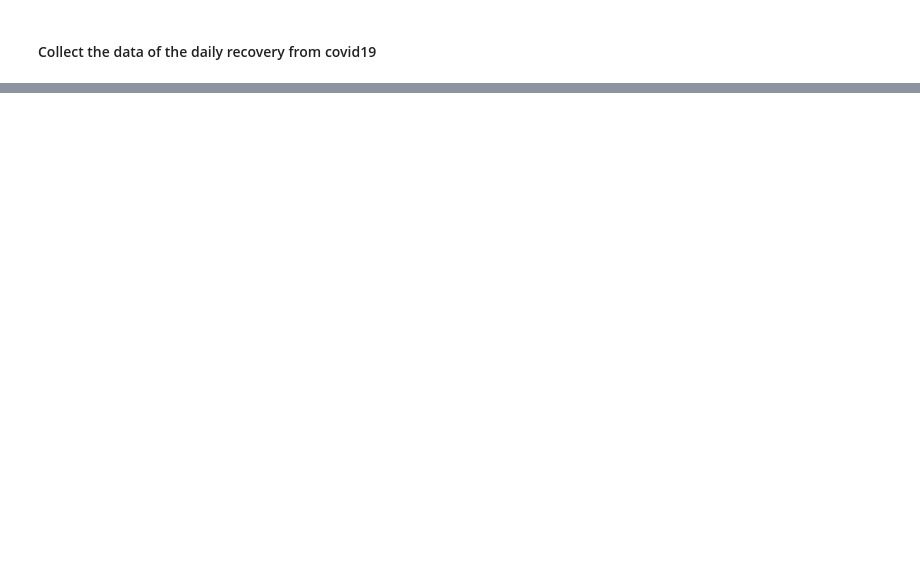
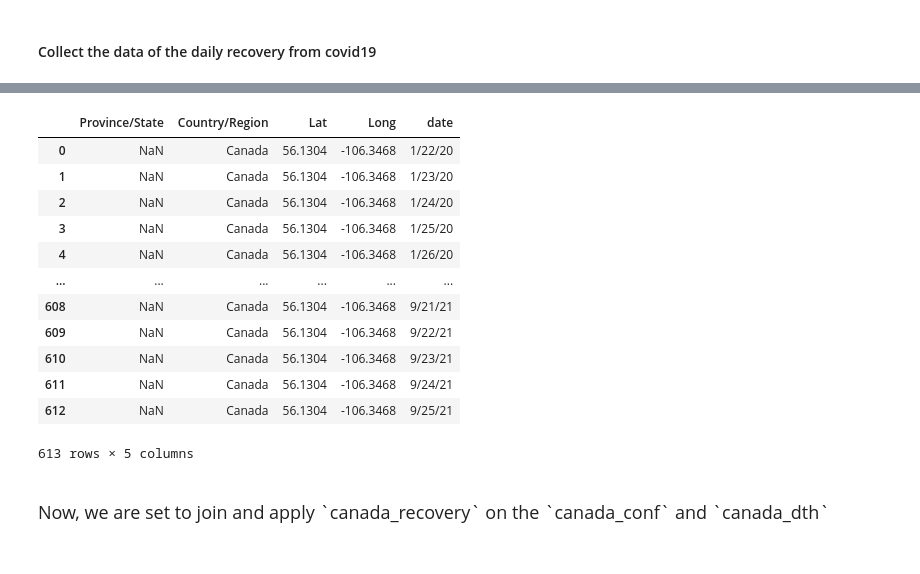
Before and after one commit to mozaini/Final_project, a Jupyter notebook: project_notebook.ipynb, the cells around one changed output, grey strips where cells are left out. Saved outputs shown, nothing was run; the diff lists cells and outputs as text; code cells hidden in the pictures; blank space fills up the shorter version.

```diff
--- a/project_notebook.ipynb
+++ b/project_notebook.ipynb
@@ -127,0 +362,22 @@ recovery.sample(5)
+# %%
+canada_recovery = recovery[recovery['Country/Region'] == 'Canada'][recovery.columns[:-1]].reset_index(drop=True)
+canada_recovery.head()
+# %% [output]
+|  | Province/State | Country/Region | Lat | Long | date |
+| 0 | NaN | Canada | 56.1304 | -106.3468 | 1/22/20 |
+| 1 | NaN | Canada | 56.1304 | -106.3468 | 1/23/20 |
+| 2 | NaN | Canada | 56.1304 | -106.3468 | 1/24/20 |
+| 3 | NaN | Canada | 56.1304 | -106.3468 | 1/25/20 |
+| 4 | NaN | Canada | 56.1304 | -106.3468 | 1/26/20 |
+| ... | ... | ... | ... | ... | ... |
+| 608 | NaN | Canada | 56.1304 | -106.3468 | 9/21/21 |
+| 609 | NaN | Canada | 56.1304 | -106.3468 | 9/22/21 |
+| 610 | NaN | Canada | 56.1304 | -106.3468 | 9/23/21 |
+| 611 | NaN | Canada | 56.1304 | -106.3468 | 9/24/21 |
+| 612 | NaN | Canada | 56.1304 | -106.3468 | 9/25/21 |
+613 rows × 5 columns
+# %% [markdown]
+
+<p style="font-size:18px"><br>
+    Now, we are set to join and apply `canada_recovery` on the `canada_conf` and `canada_dth`
+    </p><br>
```
Also changed, not shown: parts of 64 cells of this notebook, 8 other files.
